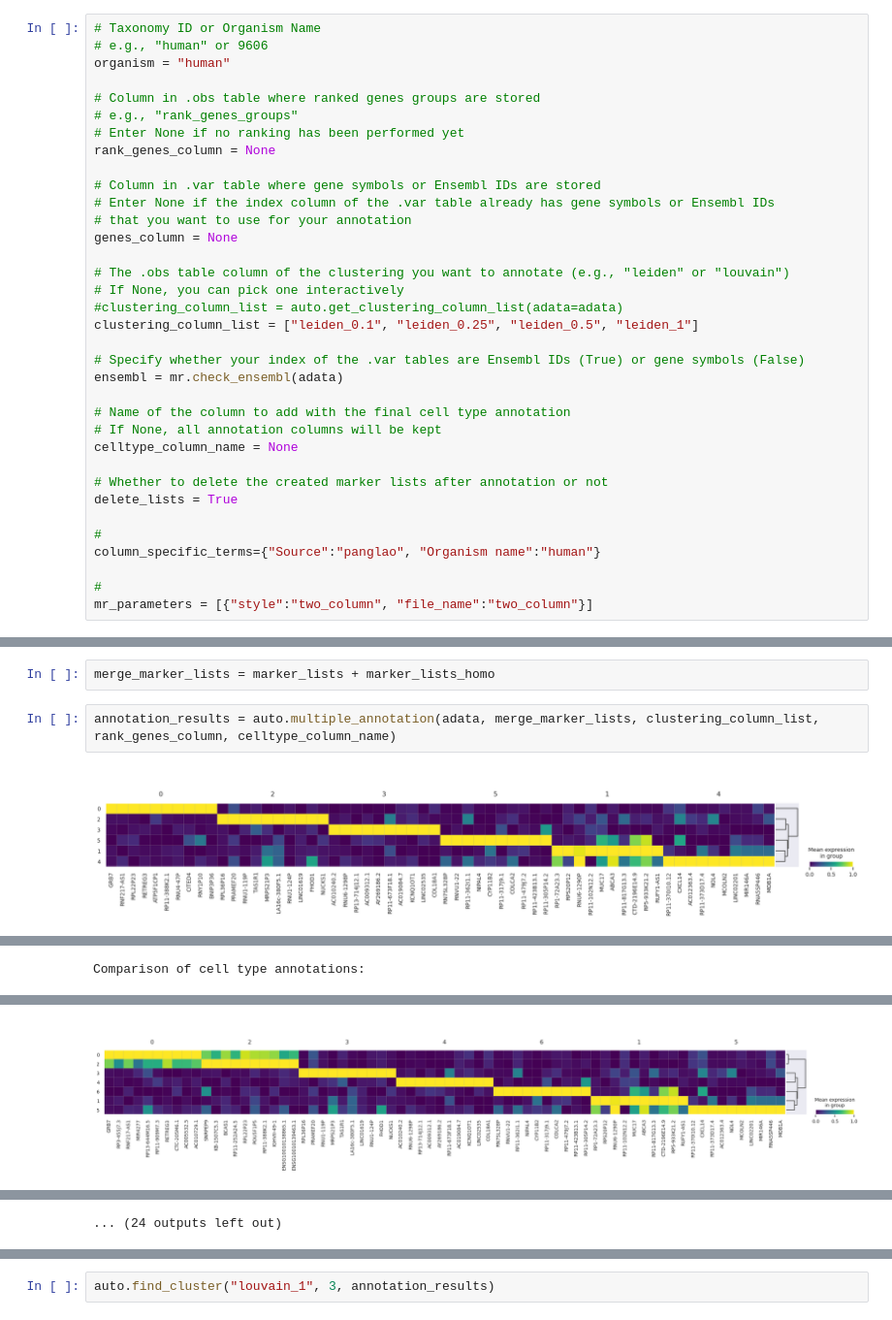
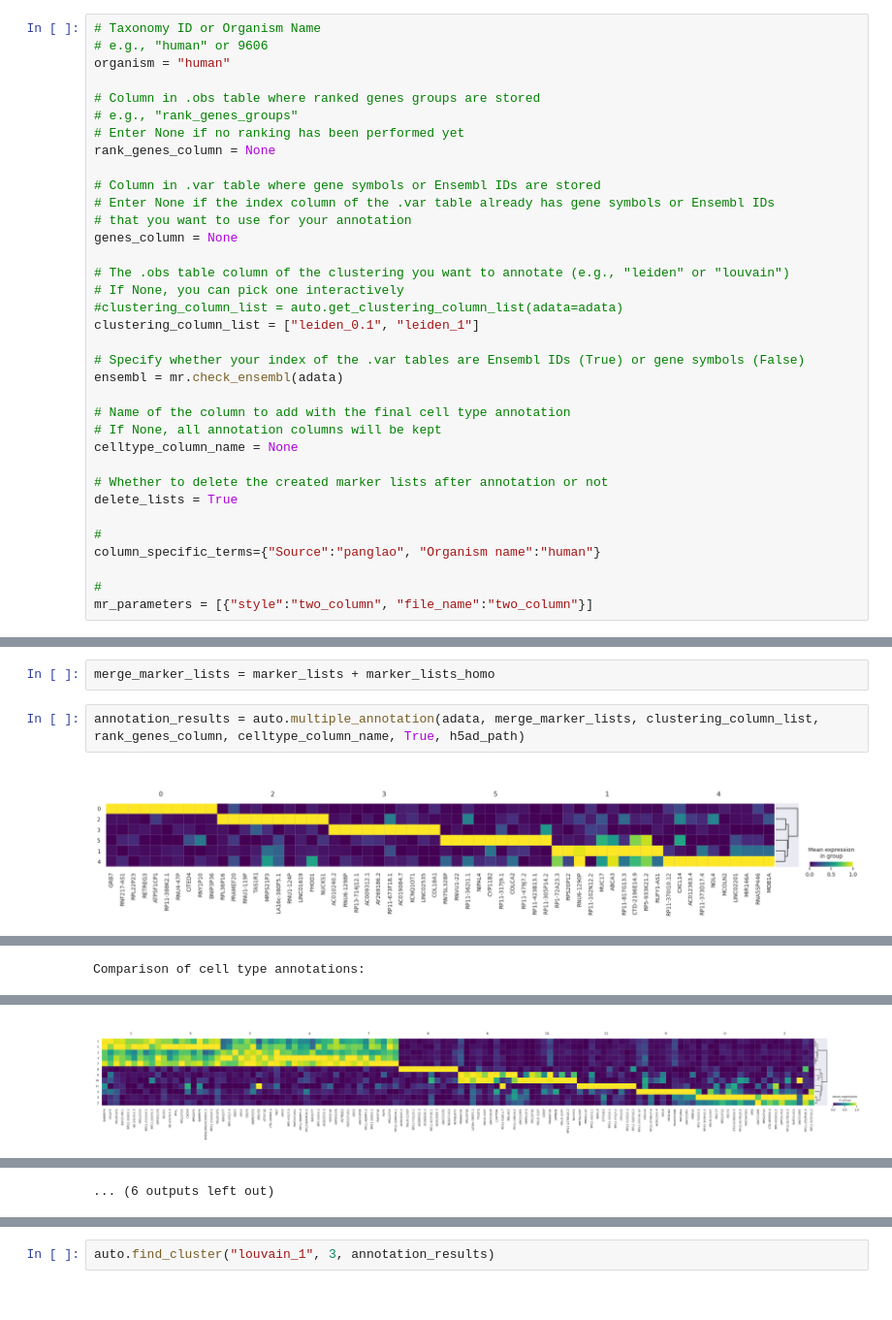
Before and after one commit to loosolab/biodaten23-24-scATAC-clustering, a Jupyter notebook: wp2/codes/homology_notebook.ipynb, the cells around one changed output, grey strips where cells are left out. Shown at 97% size. Cells and saved outputs as stored; diff of their text form.

```diff
--- a/wp2/codes/homology_notebook.ipynb
+++ b/wp2/codes/homology_notebook.ipynb
@@ -78,7 +76,7 @@ genes_column = None
 # The .obs table column of the clustering you want to annotate (e.g., "leiden" or "louvain")
 # If None, you can pick one interactively
 #clustering_column_list = auto.get_clustering_column_list(adata=adata)
-clustering_column_list = ["leiden_0.1", "leiden_0.25", "leiden_0.5", "leiden_1"]
+clustering_column_list = ["leiden_0.1", "leiden_1"]
 
 # Specify whether your index of the .var tables are Ensembl IDs (True) or gene symbols (False)
 ensembl = mr.check_ensembl(adata)
@@ -315,6 +304,6 @@ marker_lists_homo
 # %%
 merge_marker_lists = marker_lists + marker_lists_homo
 # %%
-annotation_results = auto.multiple_annotation(adata, merge_marker_lists, clustering_column_list, rank_genes_column, celltype_column_name)
+annotation_results = auto.multiple_annotation(adata, merge_marker_lists, clustering_column_list, rank_genes_column, celltype_column_name, True, h5ad_path)
 # %% [output]
 [figure]
@@ -329,8 +318,8 @@ Comparison of cell type annotations:
 | leiden_0.1 |  |  |  |
 | 0 | Neurons | Spermatogonia | Spermatid |
 | 1 | Interneurons | Thrombocyte | Thrombocyte |
 | 2 | Fibroblasts | Spermatid | Spermatid |
 | 3 | Cajal-Retzius cells | Spermatid | Spermatid |
 | 4 | Fibroblasts | Macrophage | Fibroblast |
 | 5 | Macrophages | Macrophage | Thrombocyte |
-[figure, old version]
+[figure, new version]
@@ -339,3 +328,3 @@ WARNING: saving figure to file figures/umapleiden_0.25_two_column_20240226111545
-... (24 outputs left out)
+... (6 outputs left out)
 # %%
 auto.show_umap_collection(annotation_results, clustering_column_list)
```
Also changed, not shown: parts of 16 cells of this notebook, 1 other file.
